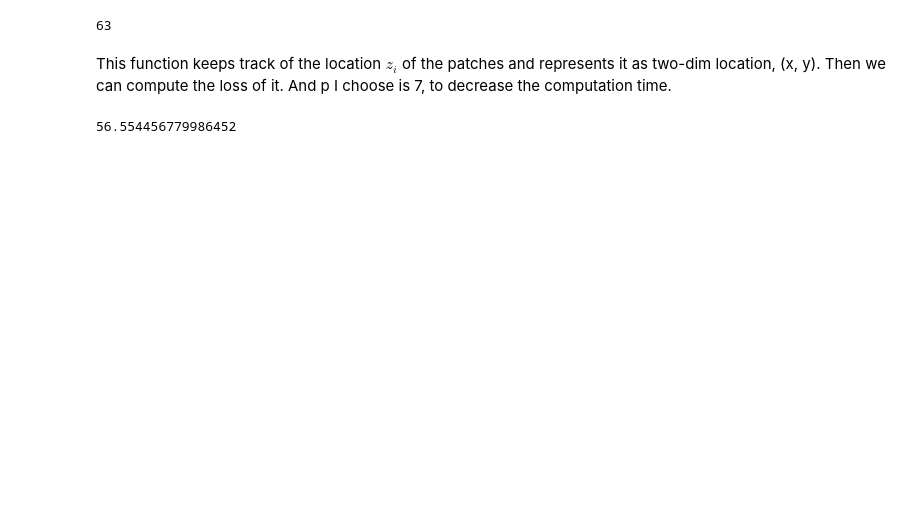
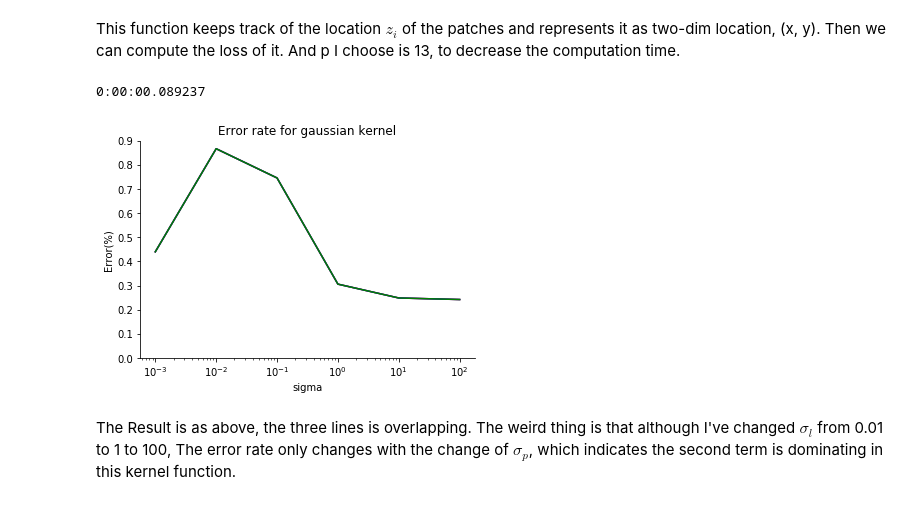
Before and after one commit to FDSMlhn/STAT538, a Jupyter notebook: HW4.ipynb, the cells around one changed output. Drawn from its saved outputs; the diff is of its cells as text; code cells hidden in the pictures; blank space fills up the shorter version.

```diff
--- a/HW4.ipynb
+++ b/HW4.ipynb
@@ -55,14 +55,8 @@ X_stretch = np.stack(X_stretch)
 
 X_train, X_test, y_train, y_test = train_test_split(
     X_stretch, y, test_size=0.2, random_state=1209)
-# %%
-# X_r = np.stack(X_stretch)
-# X_r.shape
-len(LOC_list)
-# %% [output]
-63
 # %% [markdown]
-This function keeps track of the location $z_i$ of the patches and represents it as two-dim location, (x, y). Then we can compute the loss of it. And p I choose is 7, to decrease the computation time.
+This function keeps track of the location $z_i$ of the patches and represents it as two-dim location, (x, y). Then we can compute the loss of it. And p I choose is 13, to decrease the computation time.
 # %%
 def k_gaussian(image1, image2, sigma= 1, sigma2= 1):
     H_af, W_af = image1_padded.shape
@@ -83,9 +77,15 @@ def k_gaussian(image1, image2, sigma= 1, sigma2= 1):
     return np.sum(result)
 
 #try to compute between the first and second in train_data
+
+from datetime import datetime
+
+a = datetime.now()
 k_gaussian(X_train[0],X_train[1])
+b = datetime.now()
+print(b-a)
 # %% [output]
-56.554456779986452
+0:00:00.089237
 # %%
 def nearest_mean(X_train, X_test, y_train, y_test,sigma, sigma2):
     n_train, n_test = len(X_train),len(X_test)
@@ -100,7 +100,7 @@ def nearest_mean(X_train, X_test, y_train, y_test,sigma, sigma2):
     value_2 = np.dot(result.T, mask2[:, np.newaxis])/np.sum(mask2)
     value_3 = np.dot(result.T, mask3[:, np.newaxis])/np.sum(mask3)
 
-    value = np.concatenate((value_1,value_2,value3),axis=1)
+    value = np.concatenate((value_1,value_2,value_3),axis=1)
     prediction = np.argmax(value, axis=1)
     error_rate =np.mean(prediction == y_test)
     return error_rate
@@ -108,10 +108,25 @@ def nearest_mean(X_train, X_test, y_train, y_test,sigma, sigma2):
 
 guassian_result = []
 dist_result = []
-parameter_list1 = [0.001,0.01,0.1,1,10,100]
-parameter_list2 = [0.01, 1, 10]
+parameter_list1 = [0.001,0.01, 0.1,1,10, 100]
+parameter_list2 = [0.01, 1, 100]
 for sigma2 in parameter_list2:
     for sigma in parameter_list1:
         error_rate = nearest_mean(X_train, X_test, y_train, y_test,sigma=sigma, sigma2=sigma2)
         guassian_result.append(error_rate)
         print('Finish one round!')
+# %%
+colors = ['red','blue','green']
+fig1 = plt.subplot()
+fig1.spines['right'].set_visible(False)
+fig1.spines['top'].set_visible(False)
+
+for i in range(3):
+    fig1.plot(parameter_list1,guassian_result[6*i:6*(i+1)],color=colors[i], label=str(parameter_list2[i]))
+
+fig1.set(title= 'Error rate for gaussian kernel',ylabel='Error(%)',xlabel='sigma',ylim=(0,0.9))
+fig1.set_xscale('log')
+# %% [output]
+[figure, added]
+# %% [markdown]
+The Result is as above, the three lines is overlapping. The weird thing is that although I've changed $\sigma_l$ from 0.01 to 1 to 100, The error rate only changes with the change of $\sigma_p$, which indicates the second term is dominating in this kernel function.
```
Also changed, not shown: parts of 15 cells of this notebook.
